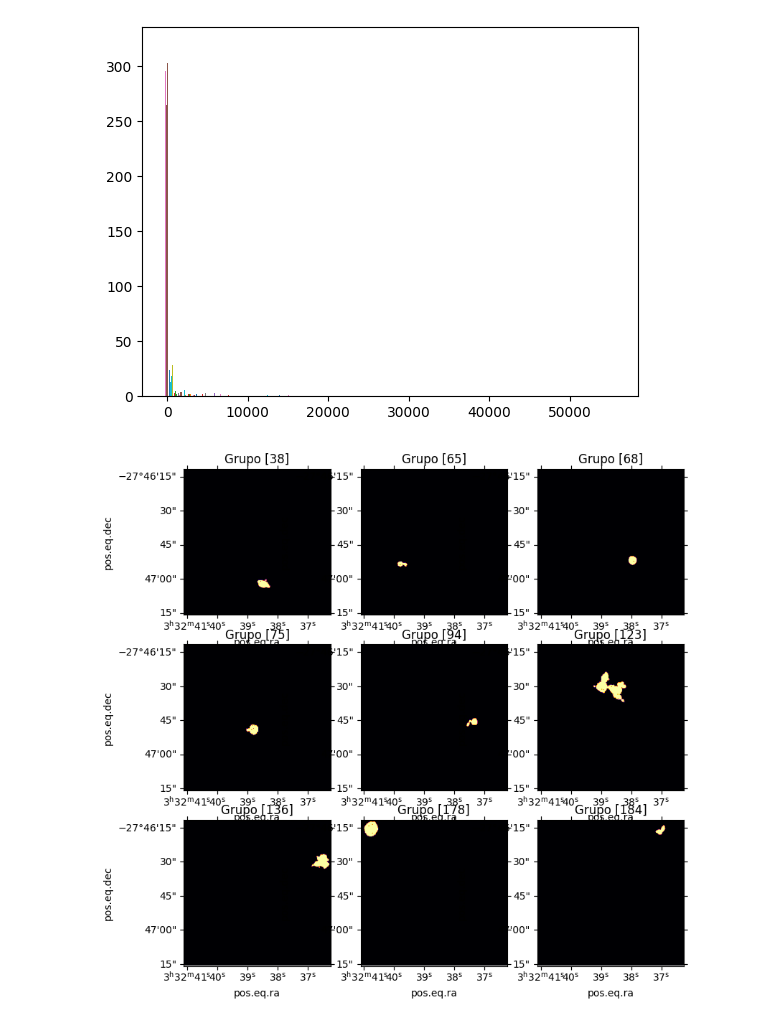
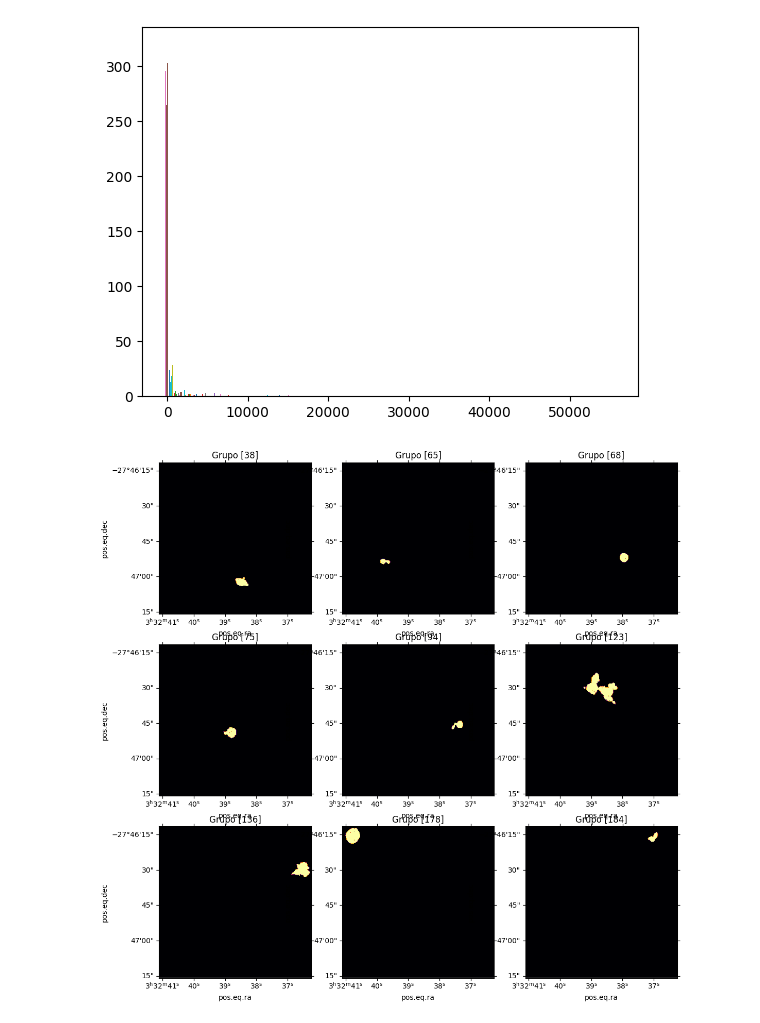
Before and after one commit to CrushinAngel/Galaxias-en-Deep-Fields, a Jupyter notebook: Deep_Fields.ipynb, the cells around one changed output. Drawn from its saved outputs; the diff is of its cells as text; code cells hidden in the pictures.

```diff
--- a/Deep_Fields.ipynb
+++ b/Deep_Fields.ipynb
@@ -275,16 +276,16 @@ print()
 1390.4058
 [figure]
 # %%
-fig = plt.figure(figsize = (9, 9))
+fig = plt.figure(figsize = (13, 13))
 
 for i in range(9):
   indice = lista_ind[i+1] + 1
   grupo = labels_im == indice
   plt.subplot(3, 3, i+1,projection=wcs)
   plt.imshow(grupo, cmap = 'inferno')
   plt.title(f'Grupo {indice}')
 # %% [output]
-[figure, old version]
+[figure, new version]
 # %%
 # Sacar espectros en mpdaf y con las mascaras, entre 5k y 9k
 # identificar al ojo los tipos de algunos espectros y subirlos
```
Also changed, not shown: parts of 6 cells of this notebook.
